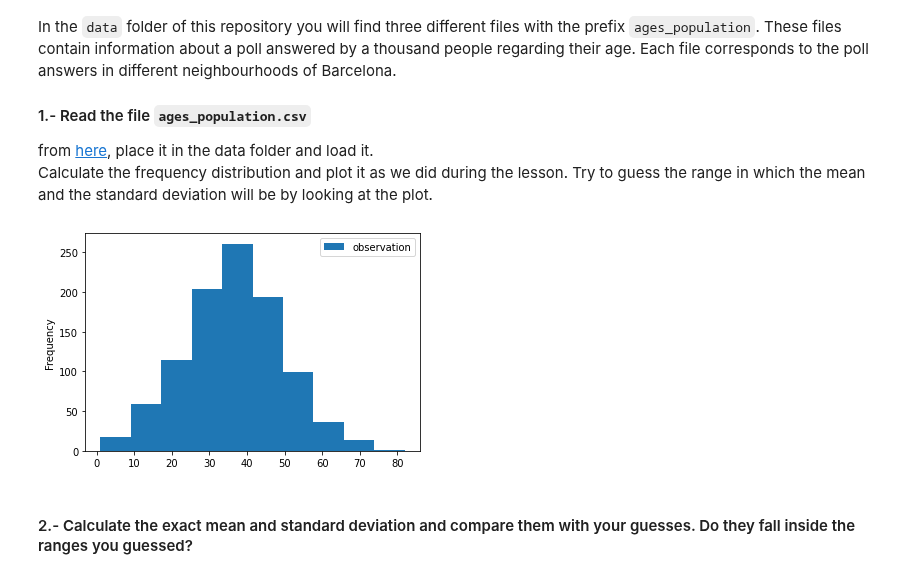
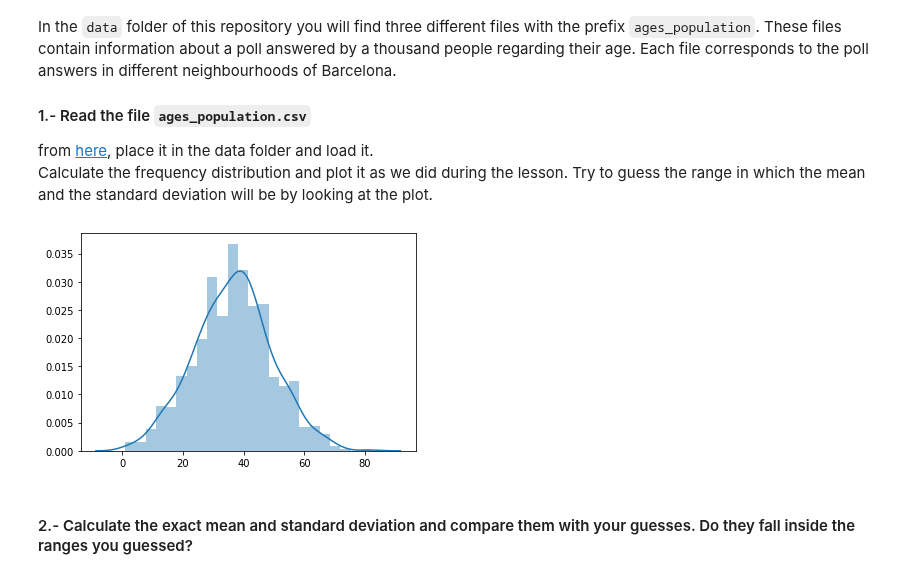
Before and after one commit to paoloironhack/data_analytics062020, a Jupyter notebook: labs/module_2/Descriptive-Stats/your-code/main.ipynb, the cells around one changed output. Drawn from its saved outputs; the diff is of its cells as text; code cells hidden in the pictures.

```diff
--- a/labs/module_2/Descriptive-Stats/your-code/main.ipynb
+++ b/labs/module_2/Descriptive-Stats/your-code/main.ipynb
@@ -226,11 +228,11 @@ Calculate the frequency distribution and plot it as we did during the lesson. Tr
 # %%
 # your code here
 ages_df = pd.read_csv('../data/ages_population.csv')
-ages_df.plot.hist()
+sns.distplot(ages_df)
 plt.show()
 #Aline: I'd guess the mean between 35-40 and the standard deviation between 20-30.
 # %% [output]
-[figure, old version]
+[figure, new version]
 # %% [markdown]
 #### 2.- Calculate the exact mean and standard deviation and compare them with your guesses. Do they fall inside the ranges you guessed?
 # %%
```
Also changed, not shown: parts of 15 cells of this notebook.
